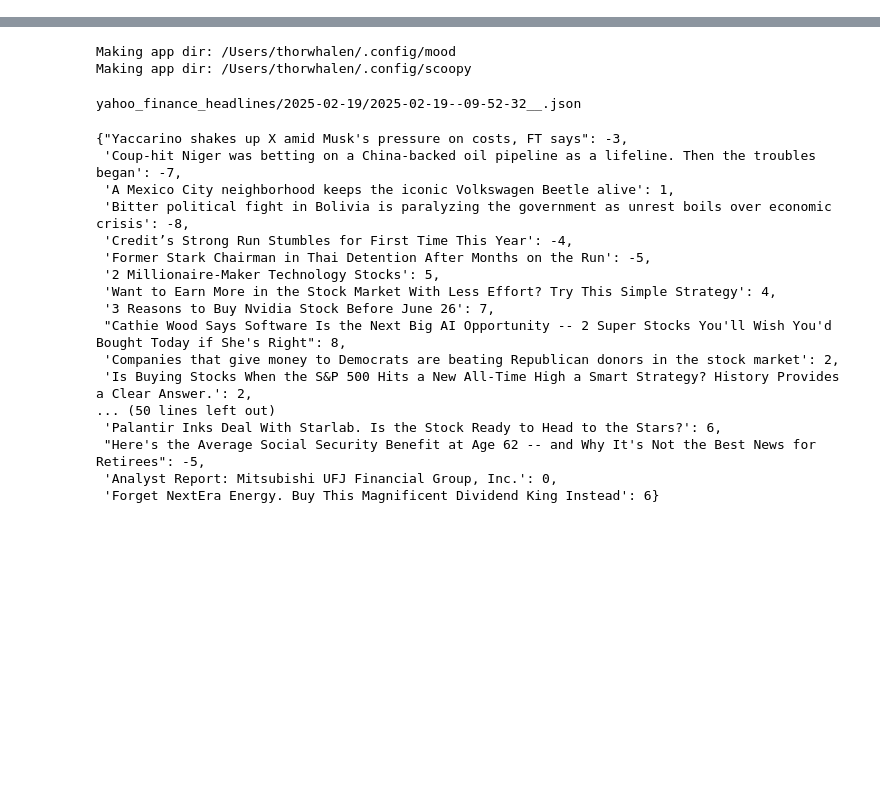
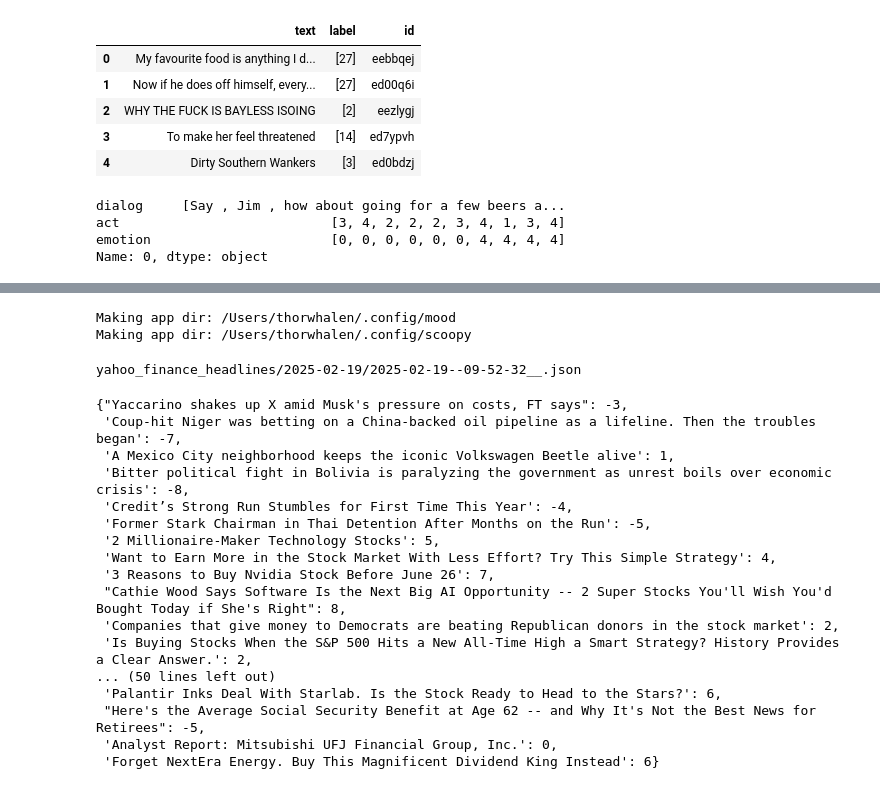
Before and after one commit to thorwhalen/mood, a Jupyter notebook: misc/mood_wip.ipynb, the cells around one changed output, grey strips where cells are left out. Saved outputs shown, nothing was run; the diff lists cells and outputs as text; code cells hidden in the pictures; blank space fills up the shorter version.

```diff
--- a/misc/mood_wip.ipynb
+++ b/misc/mood_wip.ipynb
@@ -0,0 +465,25 @@
+# %%
+only_train = False
+
+if only_train:
+    df = go_emotions['train'].to_pandas()
+else:
+    # concatenate all splits
+    df = pd.DataFrame()
+    for split in ['train', 'validation', 'test']:
+        if split in go_emotions:
+            df = pd.concat([df, go_emotions[split].to_pandas()], ignore_index=True)
+
+# rename columns (text -> text, labels -> label)
+column_mapping = {'text': 'text', 'labels': 'label'}
+
+df = df.rename(columns=column_mapping)
+
+df.head()
+# %% [output]
+|  | text | label | id |
+| 0 | My favourite food is anything I d... | [27] | eebbqej |
+| 1 | Now if he does off himself, every... | [27] | ed00q6i |
+| 2 | WHY THE FUCK IS BAYLESS ISOING | [2] | eezlygj |
+| 3 | To make her feel threatened | [14] | ed7ypvh |
+| 4 | Dirty Southern Wankers | [3] | ed0bdzj |
@@ -0,0 +515,31 @@
+# %%
+import datasets
+
+daily_dialog = datasets.load_dataset('li2017dailydialog/daily_dialog')
+
+label_kind = 'emotion'  # emotion or act
+if label_kind == 'emotion':
+    mapping_extractor = partial(dol.path_get, path='train.features.emotion.feature.names', sep='.')
+elif label_kind == 'act':
+    mapping_extractor = partial(dol.path_get, path='train.features.act.feature.names', sep='.')
+else:
+    raise ValueError(f"Unknown label_kind: {label_kind}")
+
+label_mapping = pd.Series(mapping_extractor(daily_dialog))
+
+
+#     label_mapping = daily_dialog["train"].features["emotion"].feature.names
+# # two kinds of label: emotion and act
+# # Retrieve the emotion/sentiment label mapping
+# emotion_mapping = daily_dialog["train"].features["emotion"].feature.names
+# print(emotion_mapping)
+
+# sentiment_mapping = daily_dialog["train"].features["act"].feature.names  # If 'act' contains dialogue acts
+# print(sentiment_mapping)
+t = daily_dialog['train'].to_pandas()
+t.iloc[0]
+# %% [output]
+dialog     [Say , Jim , how about going for a few beers a...
+act                           [3, 4, 2, 2, 2, 3, 4, 1, 3, 4]
+emotion                       [0, 0, 0, 0, 0, 0, 4, 4, 4, 4]
+Name: 0, dtype: object
```
Also changed, not shown: parts of 46 cells of this notebook, 4 other files.
